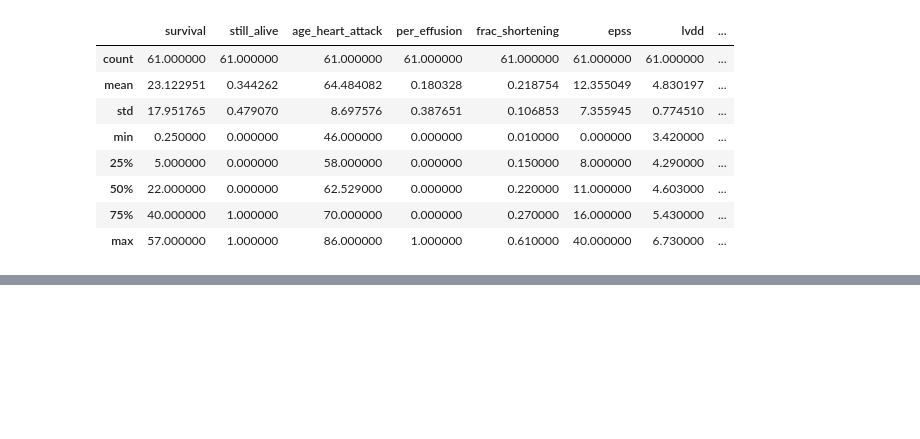
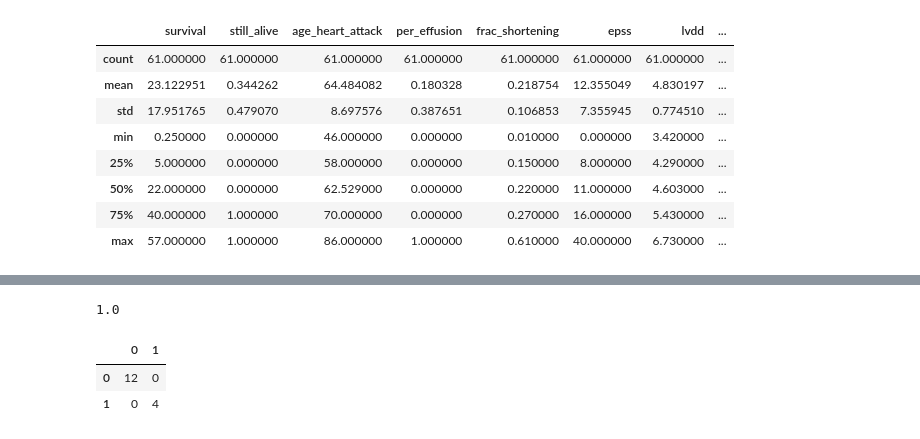
Before and after one commit to edimaudo/Python-projects, a Jupyter notebook: portfolio/ecg/ecg.ipynb, the cells around one changed output, grey strips where cells are left out. Cells and saved outputs as stored; diff of their text form; code cells hidden in the pictures; blank space fills up the shorter version.

```diff
--- a/portfolio/ecg/ecg.ipynb
+++ b/portfolio/ecg/ecg.ipynb
@@ -261,0 +173,21 @@ ValueError: Input contains NaN, infinity or a value too large for dtype('float64
+# %%
+model = GradientBoostingClassifier()
+model.fit(X_train, y_train)
+
+y_predict = model.predict(X_test)
+
+from sklearn.metrics import accuracy_score
+accuracy_score(y_test, y_predict)
+# %% [output]
+1.0
+# %%
+#perform confusion matrix
+pd.DataFrame(
+    confusion_matrix(y_test, y_predict),
+    columns=["0", "1"],
+    index=["0", "1"]
+)
+# %% [output]
+|  | 0 | 1 |
+| 0 | 12 | 0 |
+| 1 | 0 | 4 |
```
Also changed, not shown: parts of 15 cells of this notebook.
